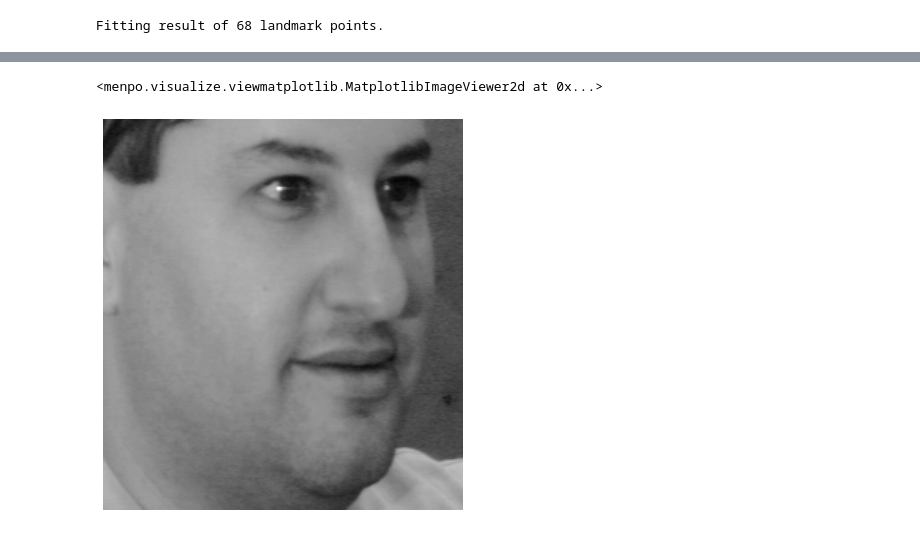
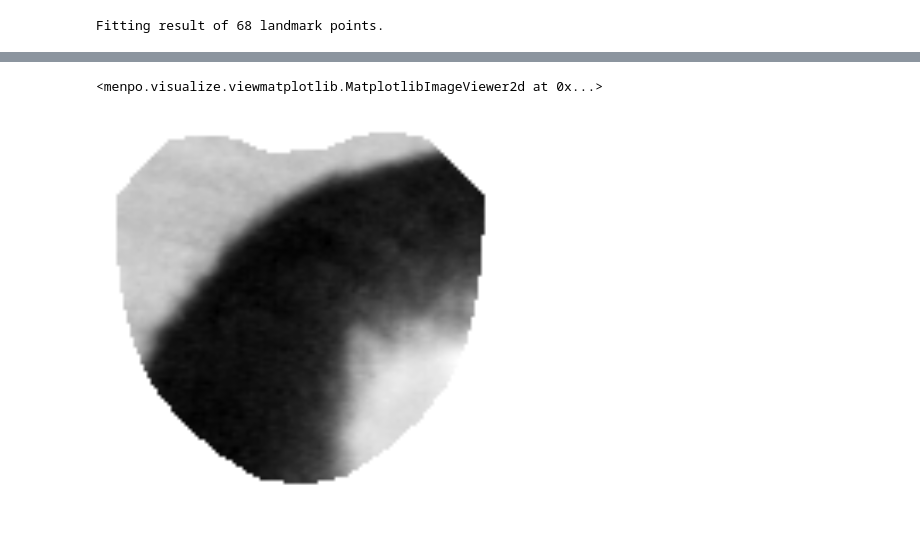
Before and after one commit to rsln-s/tensorfaces, a Jupyter notebook: aam/aam.ipynb, the cells around one changed output, grey strips where cells are left out. Saved outputs shown, nothing was run; the diff lists cells and outputs as text; code cells hidden in the pictures.

```diff
--- a/aam/aam.ipynb
+++ b/aam/aam.ipynb
@@ -218,7 +202,10 @@ result.view_iterations()
 # %%
 # result
-cropped = image.crop_to_pointcloud_proportion(result.final_shape, 0.05)
-cropped.view()
+# cropped = image.crop_to_pointcloud(result.final_shape)
+# cropped.view()
-# %% [output]
-<menpo.visualize.viewmatplotlib.MatplotlibImageViewer2d at 0x...>
-[figure, removed]
+# %%
+warped = fitter.warped_images(result.image, [result.final_shape, fitter.reference_shape])
+warped[1].view()
+# %% [output]
+<menpo.visualize.viewmatplotlib.MatplotlibImageViewer2d at 0x...>
+[figure, added]
```
Also changed, not shown: parts of 16 cells of this notebook.
